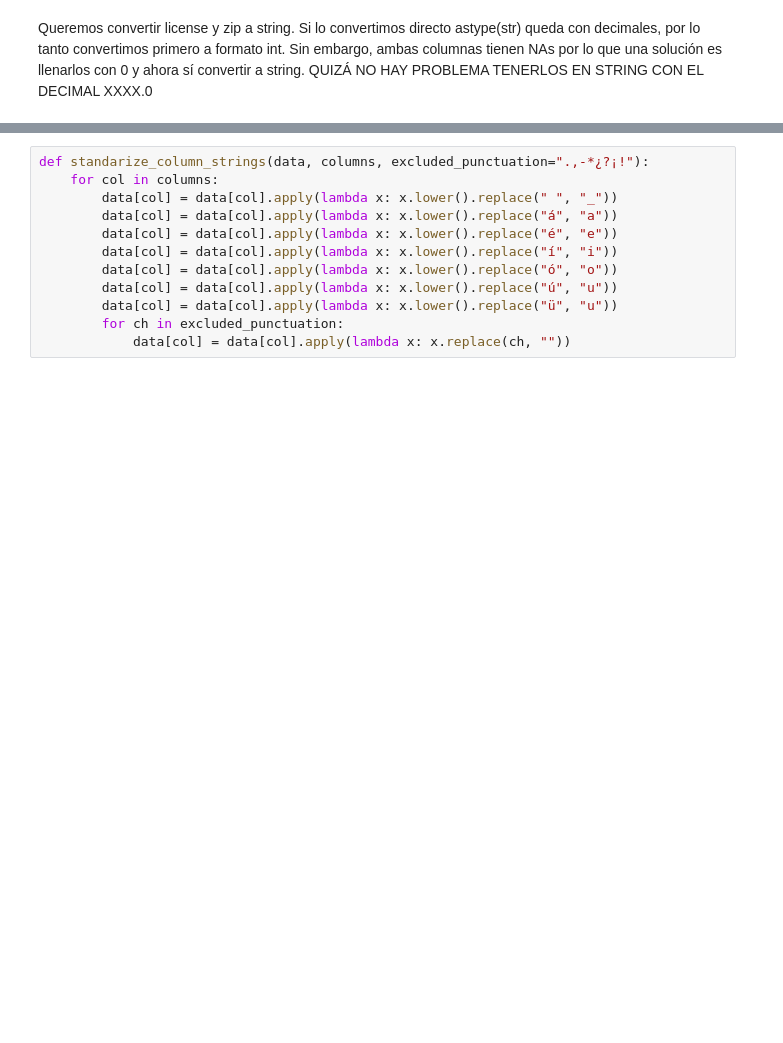
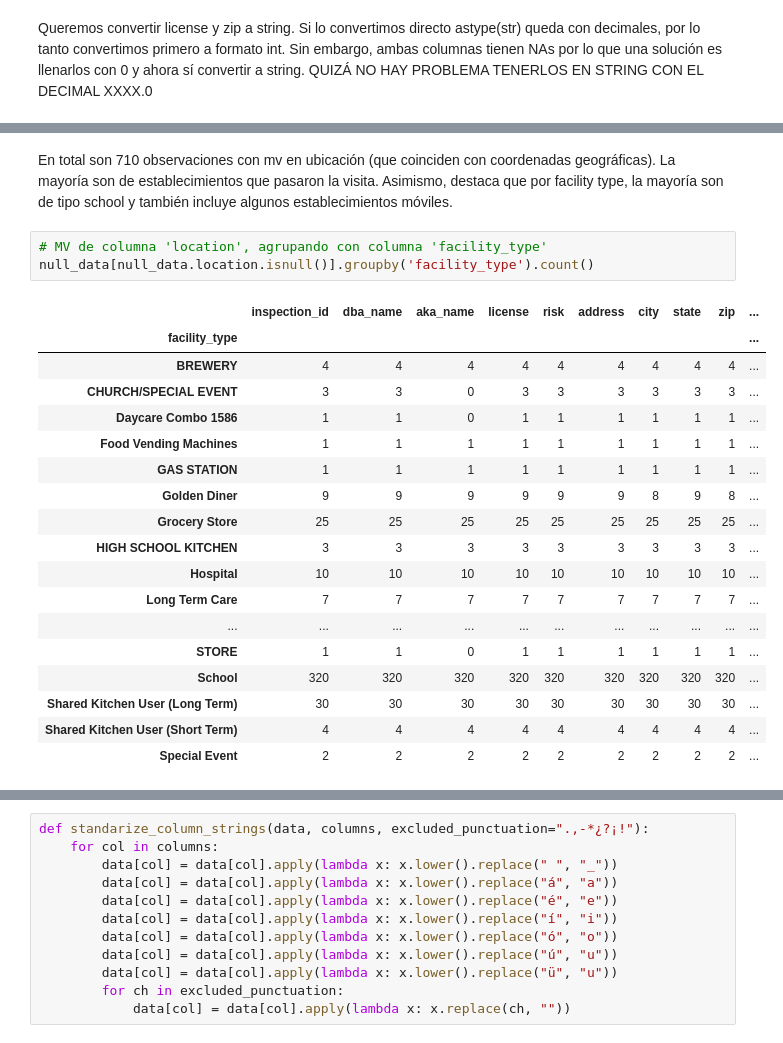
Before and after one commit to lechugaa/dpa-project, a Jupyter notebook: notebooks/01_limpieza_data.ipynb, the cells around one changed output, grey strips where cells are left out. Drawn from its saved outputs; the diff is of its cells as text; blank space fills up the shorter version.

```diff
--- a/notebooks/01_limpieza_data.ipynb
+++ b/notebooks/01_limpieza_data.ipynb
@@ -68,0 +169,24 @@ data['Zip']=data['Zip'].fillna(0)
+# %% [markdown]
+En total son 710 observaciones con mv en ubicación (que coinciden con coordenadas geográficas). La mayoría son de establecimientos que pasaron la visita. Asimismo, destaca que por facility type, la mayoría son de tipo school y también incluye algunos establecimientos móviles.
+# %%
+# MV de columna 'location', agrupando con columna 'facility_type'
+null_data[null_data.location.isnull()].groupby('facility_type').count()
+# %% [output]
+|  | inspection_id | dba_name | aka_name | license | risk | address | city | state | zip | ... |
+| facility_type |  |  |  |  |  |  |  |  |  | ... |
+| BREWERY | 4 | 4 | 4 | 4 | 4 | 4 | 4 | 4 | 4 | ... |
+| CHURCH/SPECIAL EVENT | 3 | 3 | 0 | 3 | 3 | 3 | 3 | 3 | 3 | ... |
+| Daycare Combo 1586 | 1 | 1 | 0 | 1 | 1 | 1 | 1 | 1 | 1 | ... |
+| Food Vending Machines | 1 | 1 | 1 | 1 | 1 | 1 | 1 | 1 | 1 | ... |
+| GAS STATION | 1 | 1 | 1 | 1 | 1 | 1 | 1 | 1 | 1 | ... |
+| Golden Diner | 9 | 9 | 9 | 9 | 9 | 9 | 8 | 9 | 8 | ... |
+| Grocery Store | 25 | 25 | 25 | 25 | 25 | 25 | 25 | 25 | 25 | ... |
+| HIGH SCHOOL KITCHEN | 3 | 3 | 3 | 3 | 3 | 3 | 3 | 3 | 3 | ... |
+| Hospital | 10 | 10 | 10 | 10 | 10 | 10 | 10 | 10 | 10 | ... |
+| Long Term Care | 7 | 7 | 7 | 7 | 7 | 7 | 7 | 7 | 7 | ... |
+| ... | ... | ... | ... | ... | ... | ... | ... | ... | ... | ... |
+| STORE | 1 | 1 | 0 | 1 | 1 | 1 | 1 | 1 | 1 | ... |
+| School | 320 | 320 | 320 | 320 | 320 | 320 | 320 | 320 | 320 | ... |
+| Shared Kitchen User (Long Term) | 30 | 30 | 30 | 30 | 30 | 30 | 30 | 30 | 30 | ... |
+| Shared Kitchen User (Short Term) | 4 | 4 | 4 | 4 | 4 | 4 | 4 | 4 | 4 | ... |
+| Special Event | 2 | 2 | 2 | 2 | 2 | 2 | 2 | 2 | 2 | ... |
```
Also changed, not shown: parts of 47 cells of this notebook.
